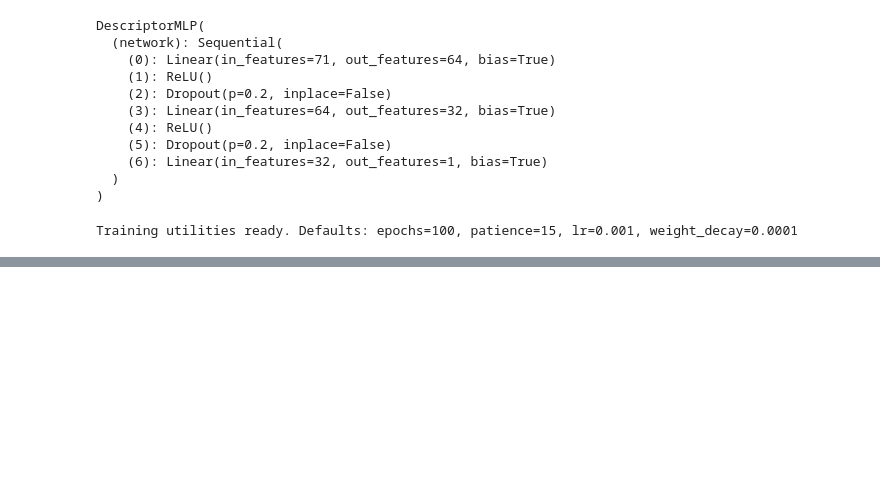
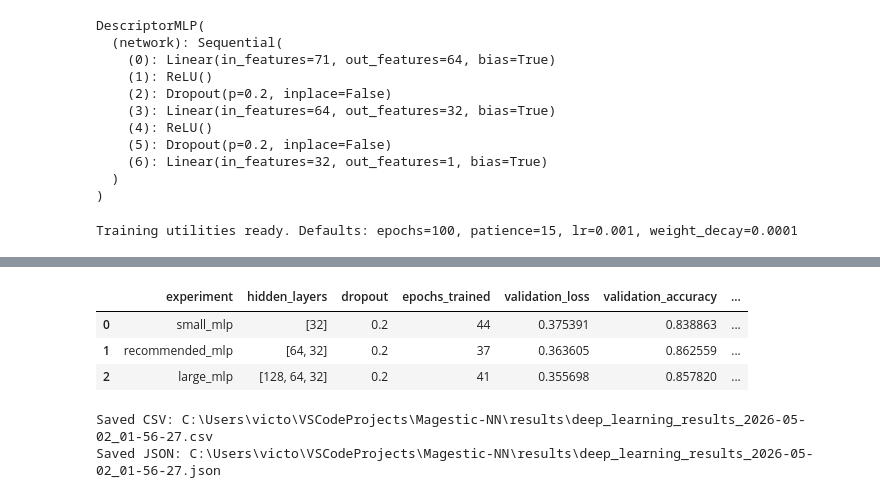
Before and after one commit to victor-capriles/Magestic-NN, a Jupyter notebook: deep_learning_pipeline.ipynb, the cells around one changed output, grey strips where cells are left out. Saved outputs shown, nothing was run; the diff lists cells and outputs as text; code cells hidden in the pictures; blank space fills up the shorter version.

Commit message:
stored results

```diff
--- a/deep_learning_pipeline.ipynb
+++ b/deep_learning_pipeline.ipynb
@@ -538,0 +557,53 @@ display(large_experiment["history"].tail())
+# %%
+from datetime import datetime
+import json
+
+RESULTS_DIR = PROJECT_ROOT / "results"
+RESULTS_DIR.mkdir(exist_ok=True)
+
+experiment_names = [
+    "small_experiment",
+    "recommended_experiment",
+    "large_experiment",
+]
+
+available_experiments = [
+    globals()[name]
+    for name in experiment_names
+    if name in globals()
+]
+
+results_summary = pd.concat(
+    [experiment["summary"] for experiment in available_experiments],
+    ignore_index=True,
+)
+
+run_timestamp = datetime.now().strftime("%Y-%m-%d_%H-%M-%S")
+
+summary_path = RESULTS_DIR / f"deep_learning_results_{run_timestamp}.csv"
+json_path = RESULTS_DIR / f"deep_learning_results_{run_timestamp}.json"
+
+results_summary.to_csv(summary_path, index=False)
+
+payload = {
+    "run_timestamp": run_timestamp,
+    "device": str(device),
+    "torch_version": torch.__version__,
+    "cuda_available": torch.cuda.is_available(),
+    "gpu": torch.cuda.get_device_name(0) if torch.cuda.is_available() else None,
+    "results": results_summary.to_dict(orient="records"),
+}
+
+with json_path.open("w", encoding="utf-8") as file:
+    json.dump(payload, file, indent=2)
+
+display(results_summary)
+print(f"Saved CSV: {summary_path}")
+print(f"Saved JSON: {json_path}")
+# %% [output]
+|  | experiment | hidden_layers | dropout | epochs_trained | validation_loss | validation_accuracy | ... |
+| 0 | small_mlp | [32] | 0.2 | 44 | 0.375391 | 0.838863 | ... |
+| 1 | recommended_mlp | [64, 32] | 0.2 | 37 | 0.363605 | 0.862559 | ... |
+| 2 | large_mlp | [128, 64, 32] | 0.2 | 41 | 0.355698 | 0.857820 | ... |
+Saved CSV: C:\Users\victo\VSCodeProjects\Magestic-NN\results\deep_learning_results_2026-05-02_01-56-27.csv
+Saved JSON: C:\Users\victo\VSCodeProjects\Magestic-NN\results\deep_learning_results_2026-05-02_01-56-27.json
```
Also changed, not shown: parts of 4 cells of this notebook, 2 other files.
